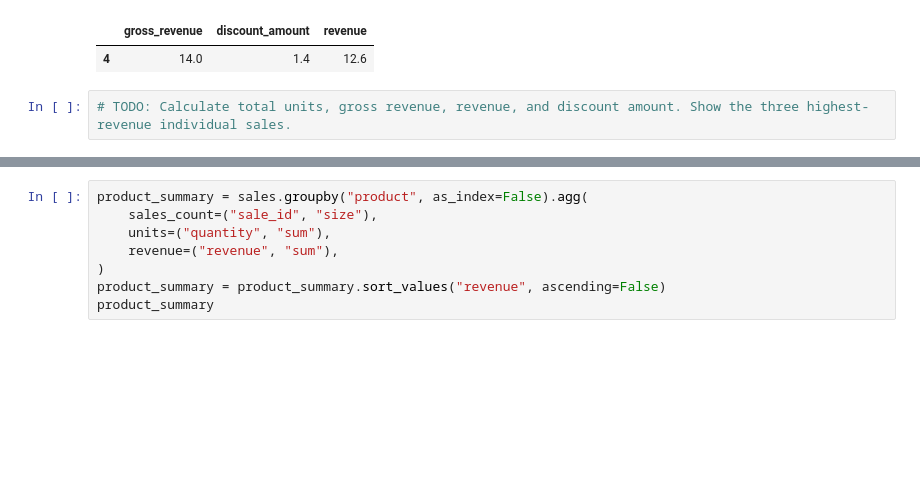
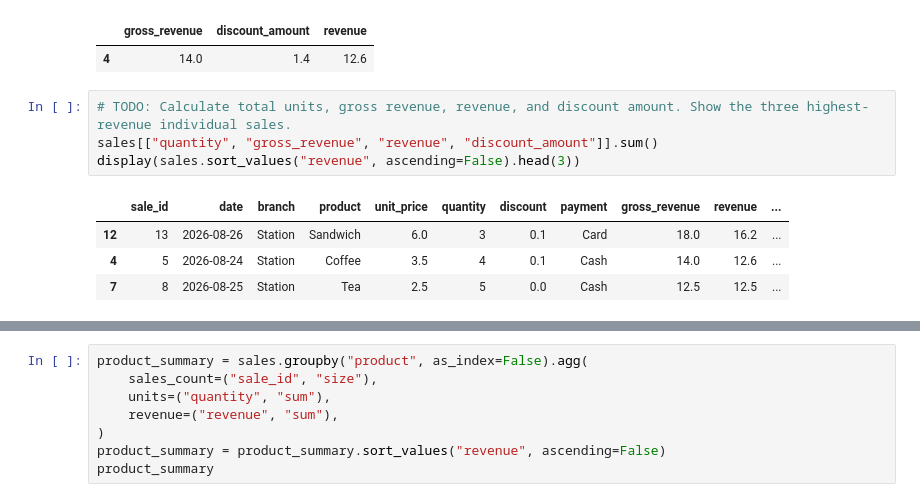
Before and after one commit to hubilic/numpy-projects, a Jupyter notebook: src/numpy_projects/Week15/data_engineering_week15_clean.ipynb, the cells around one changed output, grey strips where cells are left out. Saved outputs shown, nothing was run; the diff lists cells and outputs as text; blank space fills up the shorter version.

Commit message:
Add Week 15 sales totals and discount filtering exercises

```diff
--- a/src/numpy_projects/Week15/data_engineering_week15_clean.ipynb
+++ b/src/numpy_projects/Week15/data_engineering_week15_clean.ipynb
@@ -216,5 +216,12 @@ sales.loc[sales["sale_id"] == 5, ["gross_revenue", "discount_amount", "revenue"]
 | 4 | 14.0 | 1.4 | 12.6 |
 # %%
 # TODO: Calculate total units, gross revenue, revenue, and discount amount. Show the three highest-revenue individual sales.
+sales[["quantity", "gross_revenue", "revenue", "discount_amount"]].sum()
+display(sales.sort_values("revenue", ascending=False).head(3))
+# %% [output]
+|  | sale_id | date | branch | product | unit_price | quantity | discount | payment | gross_revenue | revenue | ... |
+| 12 | 13 | 2026-08-26 | Station | Sandwich | 6.0 | 3 | 0.1 | Card | 18.0 | 16.2 | ... |
+| 4 | 5 | 2026-08-24 | Station | Coffee | 3.5 | 4 | 0.1 | Cash | 14.0 | 12.6 | ... |
+| 7 | 8 | 2026-08-25 | Station | Tea | 2.5 | 5 | 0.0 | Cash | 12.5 | 12.5 | ... |
 # %%
 # TODO: Find discounted sales with revenue of at least 10. Show sale_id, product, discount, and revenue. Keep sales unchanged.
```
Also changed, not shown: parts of 1 cell of this notebook.
